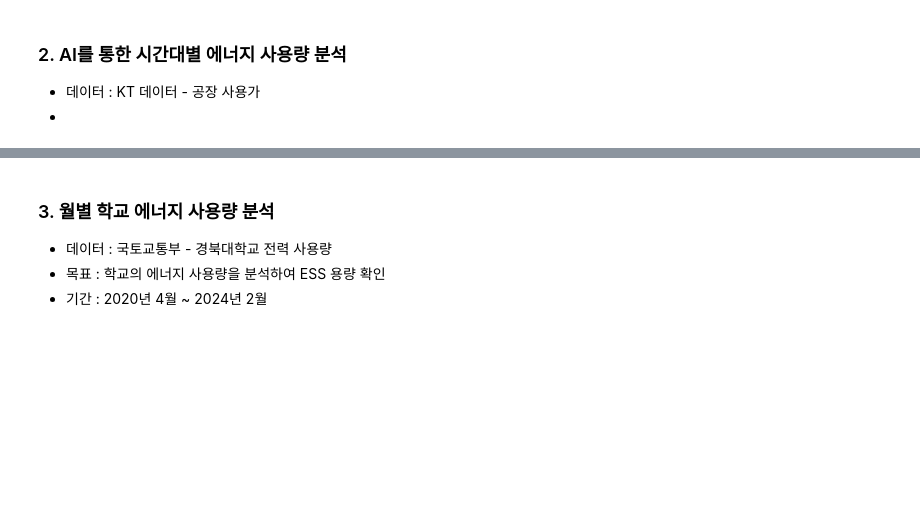
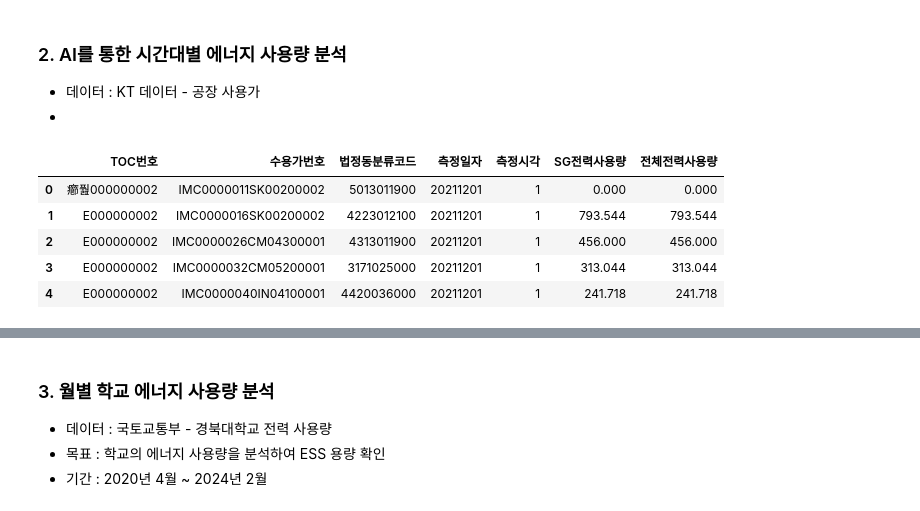
Before and after one commit to zeenoo11/Project_LivingLab, a Jupyter notebook: Projects/C01_Analysis_for_report.ipynb, the cells around one changed output, grey strips where cells are left out. Cells and saved outputs as stored; diff of their text form; code cells hidden in the pictures; blank space fills up the shorter version.

```diff
--- a/Projects/C01_Analysis_for_report.ipynb
+++ b/Projects/C01_Analysis_for_report.ipynb
@@ -21,3 +21,13 @@ import pandas as pd
 import numpy as np
 import matplotlib.pyplot as plt
 import seaborn as sns
+# %%
+data_fac = pd.read_csv('../DATA/factory_2112.csv', encoding='utf-8')
+data_fac.head()
+# %% [output]
+|  | TOC번호 | 수용가번호 | 법정동분류코드 | 측정일자 | 측정시각 | SG전력사용량 | 전체전력사용량 |
+| 0 | 癤풢000000002 | IMC0000011SK00200002 | 5013011900 | 20211201 | 1 | 0.000 | 0.000 |
+| 1 | E000000002 | IMC0000016SK00200002 | 4223012100 | 20211201 | 1 | 793.544 | 793.544 |
+| 2 | E000000002 | IMC0000026CM04300001 | 4313011900 | 20211201 | 1 | 456.000 | 456.000 |
+| 3 | E000000002 | IMC0000032CM05200001 | 3171025000 | 20211201 | 1 | 313.044 | 313.044 |
+| 4 | E000000002 | IMC0000040IN04100001 | 4420036000 | 20211201 | 1 | 241.718 | 241.718 |
```
Also changed, not shown: parts of 6 cells of this notebook, 1 other file.
